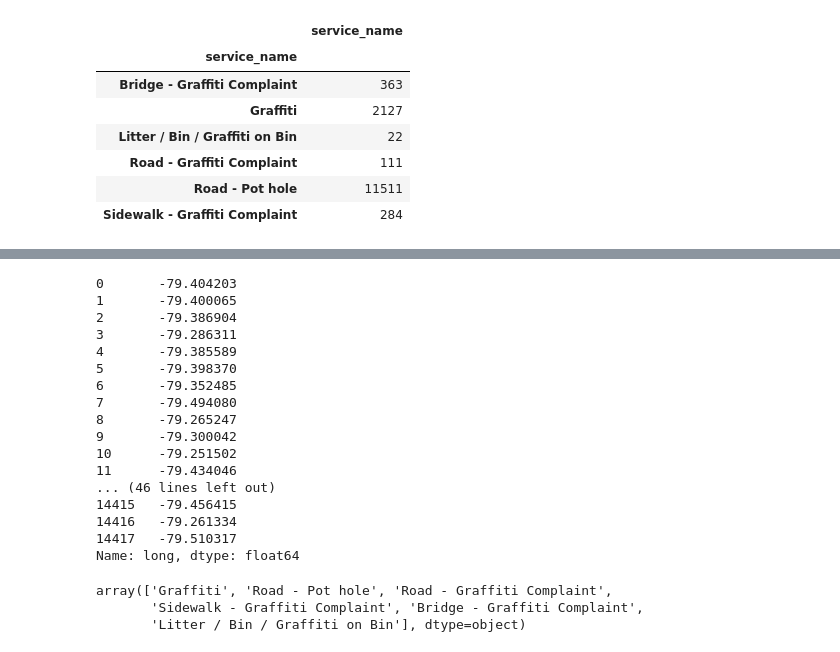
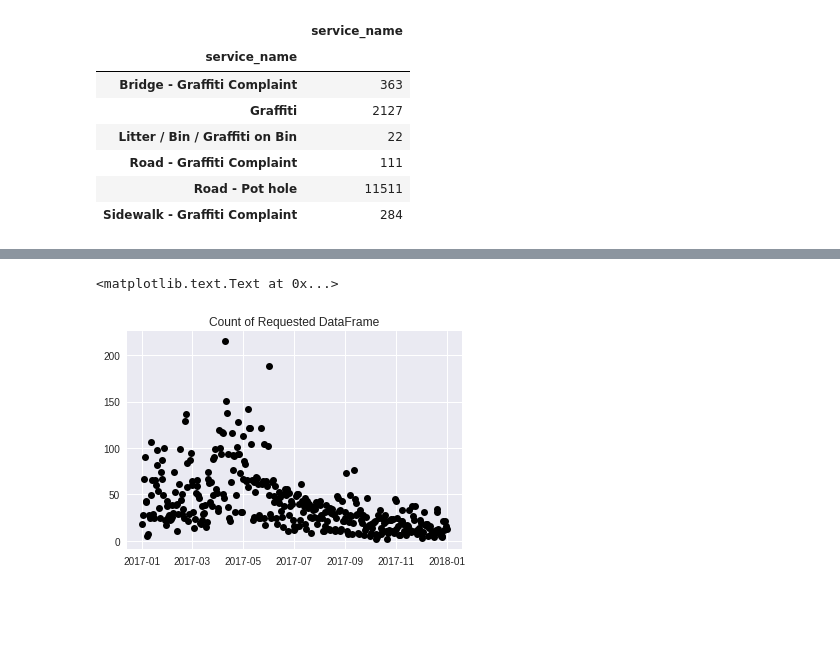
Before and after one commit to zoubinirani/311-service-request, a Jupyter notebook: draftNotebook.ipynb, the cells around one changed output, grey strips where cells are left out. Saved outputs shown, nothing was run; the diff lists cells and outputs as text; code cells hidden in the pictures; blank space fills up the shorter version.

```diff
--- a/draftNotebook.ipynb
+++ b/draftNotebook.ipynb
@@ -90,26 +94,9 @@ pd.DataFrame(requestsDataFrame['status_notes'].unique())
-# %%
-requestsDataFrame['long']
-# %% [output]
-0       -79.404203
-1       -79.400065
-2       -79.386904
-3       -79.286311
-4       -79.385589
-5       -79.398370
-6       -79.352485
-7       -79.494080
-8       -79.265247
-9       -79.300042
-10      -79.251502
-11      -79.434046
-... (46 lines left out)
-14415   -79.456415
-14416   -79.261334
-14417   -79.510317
-Name: long, dtype: float64
-# %%
-requestsDataFrame['service_name'].unique()
-# %% [output]
-array(['Graffiti', 'Road - Pot hole', 'Road - Graffiti Complaint',
-       'Sidewalk - Graffiti Complaint', 'Bridge - Graffiti Complaint',
-       'Litter / Bin / Graffiti on Bin'], dtype=object)
+# %%
+#Count of Requested Date
+requestedDate = pd.DataFrame(requestsDataFrame.groupby(['requested_datetime'])['requested_datetime'].count())
+fig, ax = plt.subplots()
+ax.plot(requestedDate['requested_datetime'].index, requestedDate['requested_datetime'].values,'o', color='black')
+ax.set_title('Count of Requested DataFrame')
+# %% [output]
+<matplotlib.text.Text at 0x...>
+[figure, added]
```
Also changed, not shown: parts of 9 cells of this notebook.
